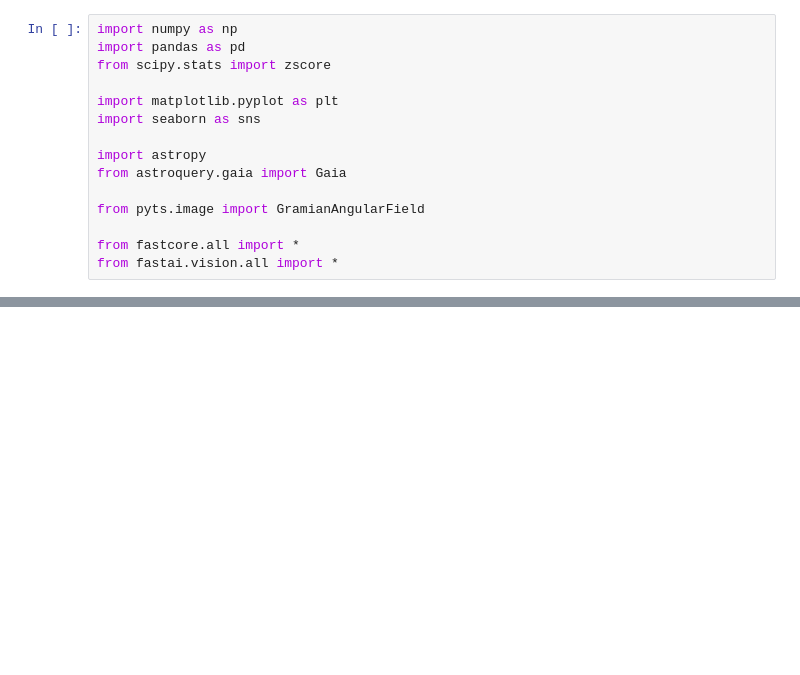
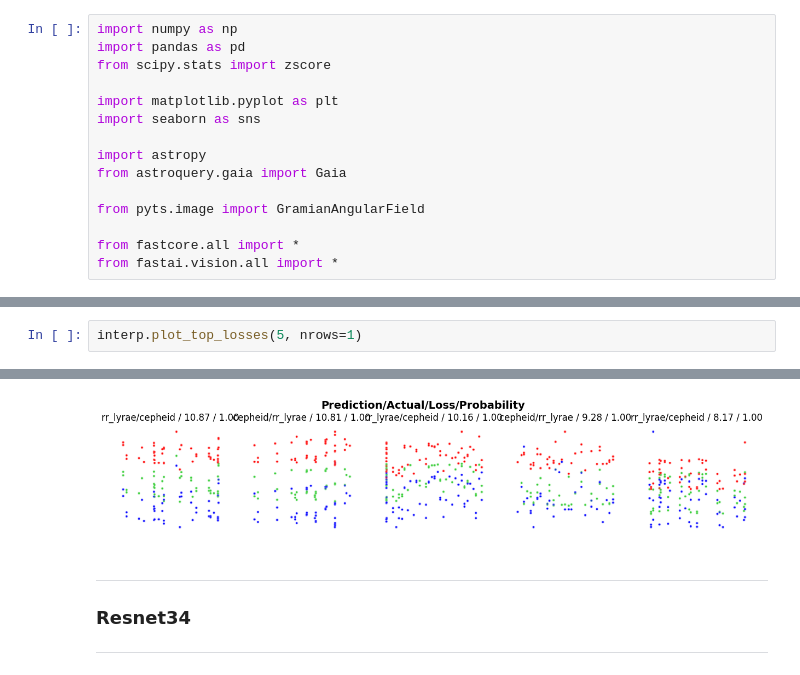
Before and after one commit to jduffy93/Gaia_variable_star_classification, a Jupyter notebook: model.ipynb, the cells around one changed output, grey strips where cells are left out. Cells and saved outputs as stored; diff of their text form; blank space fills up the shorter version.

```diff
--- a/model.ipynb
+++ b/model.ipynb
@@ -144,0 +193,3 @@ dls.show_batch(max_n=6)
+# %%
+interp.plot_top_losses(5, nrows=1)
+# %% [output]
@@ -145,3 +197,8 @@ dls.show_batch(max_n=6)
+[figure, added]
+# %% [markdown]
+---
+### Resnet34
+---
 # %%
 # Set seed, try different resnets
 
```
Also changed, not shown: parts of 10 cells of this notebook.
